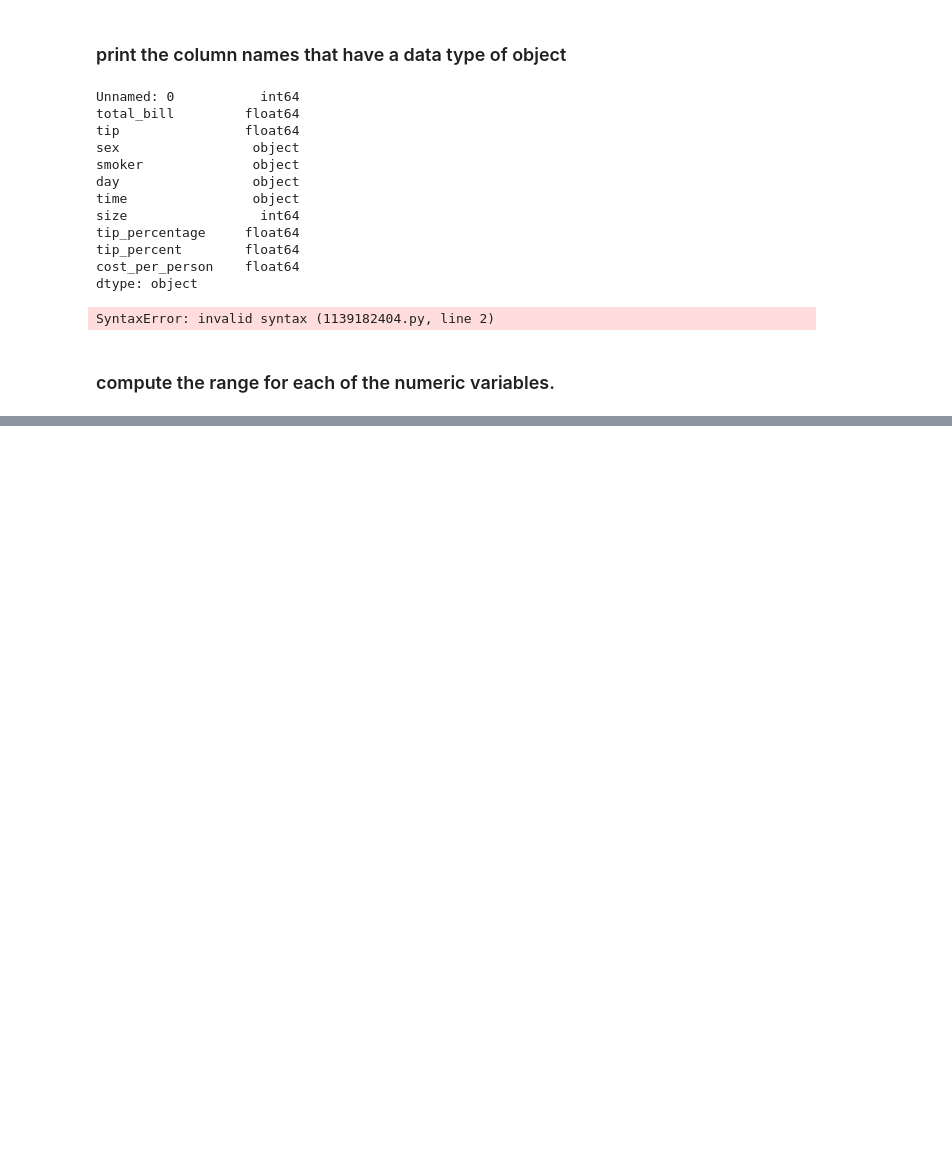
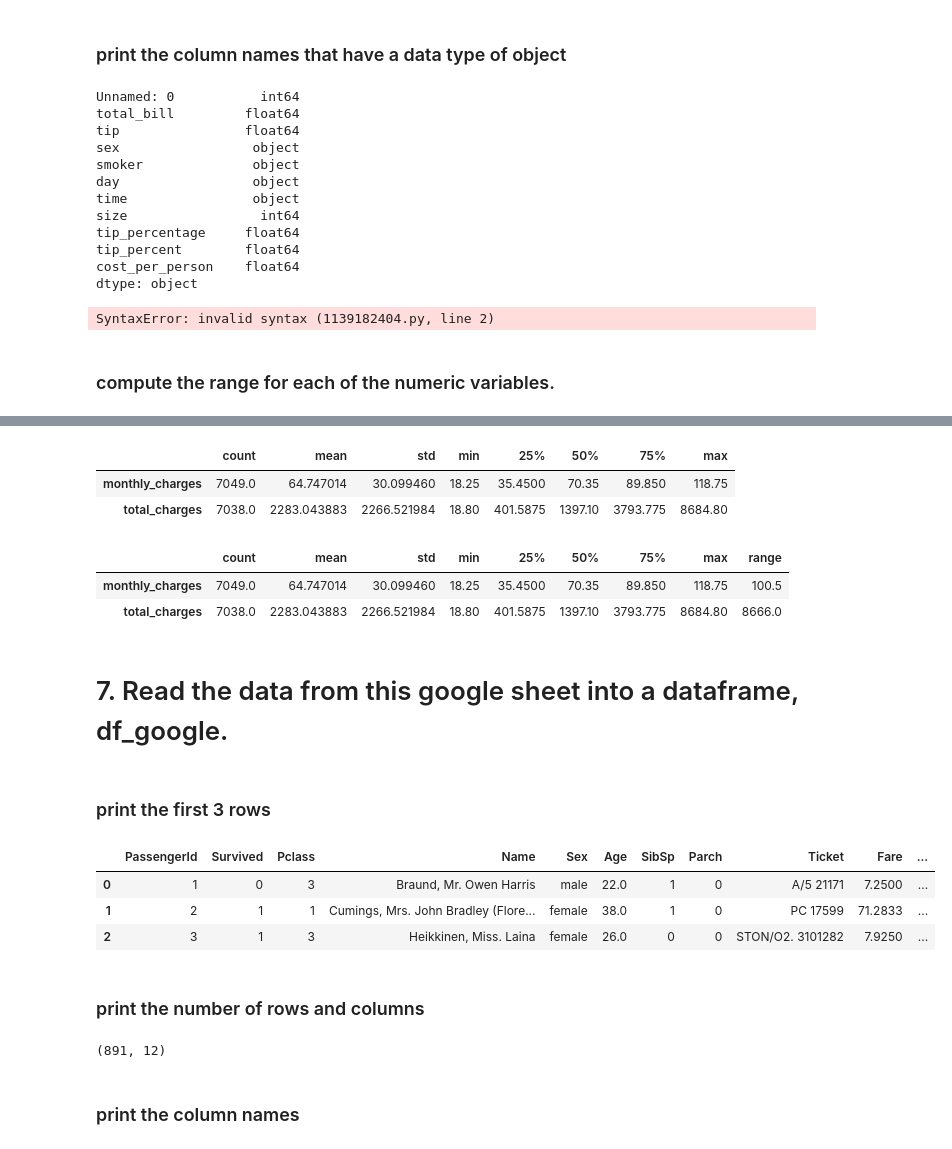
Before and after one commit to JeremyLagunas/classification_exercises, a Jupyter notebook: classification_exercises.ipynb, the cells around one changed output, grey strips where cells are left out. Saved outputs shown, nothing was run; the diff lists cells and outputs as text; code cells hidden in the pictures; blank space fills up the shorter version.

```diff
--- a/classification_exercises.ipynb
+++ b/classification_exercises.ipynb
@@ -160,0 +202,16 @@ SyntaxError: invalid syntax (1139182404.py, line 2)
+# %%
+telco_stats = df_excel[['monthly_charges', 'total_charges']].describe().T
+telco_stats
+# %% [output]
+|  | count | mean | std | min | 25% | 50% | 75% | max |
+| monthly_charges | 7049.0 | 64.747014 | 30.099460 | 18.25 | 35.4500 | 70.35 | 89.850 | 118.75 |
+| total_charges | 7038.0 | 2283.043883 | 2266.521984 | 18.80 | 401.5875 | 1397.10 | 3793.775 | 8684.80 |
+# %%
+telco_stats['range'] = telco_stats['max'] - telco_stats['min']
+telco_stats
+# %% [output]
+|  | count | mean | std | min | 25% | 50% | 75% | max | range |
+| monthly_charges | 7049.0 | 64.747014 | 30.099460 | 18.25 | 35.4500 | 70.35 | 89.850 | 118.75 | 100.5 |
+| total_charges | 7038.0 | 2283.043883 | 2266.521984 | 18.80 | 401.5875 | 1397.10 | 3793.775 | 8684.80 | 8666.0 |
+# %% [markdown]
+# 7. Read the data from this google sheet into a dataframe, df_google.
@@ -160,0 +224,17 @@ SyntaxError: invalid syntax (1139182404.py, line 2)
+# %% [markdown]
+### print the first 3 rows
+# %%
+df_google.head(3)
+# %% [output]
+|  | PassengerId | Survived | Pclass | Name | Sex | Age | SibSp | Parch | Ticket | Fare | ... |
+| 0 | 1 | 0 | 3 | Braund, Mr. Owen Harris | male | 22.0 | 1 | 0 | A/5 21171 | 7.2500 | ... |
+| 1 | 2 | 1 | 1 | Cumings, Mrs. John Bradley (Flore... | female | 38.0 | 1 | 0 | PC 17599 | 71.2833 | ... |
+| 2 | 3 | 1 | 3 | Heikkinen, Miss. Laina | female | 26.0 | 0 | 0 | STON/O2. 3101282 | 7.9250 | ... |
+# %% [markdown]
+### print the number of rows and columns
+# %%
+df_google.shape
+# %% [output]
+(891, 12)
+# %% [markdown]
+### print the column names
```
Also changed, not shown: parts of 37 cells of this notebook.
